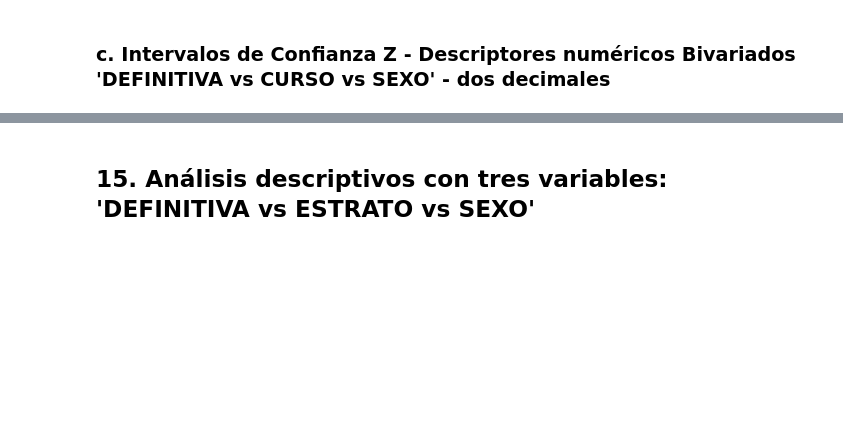
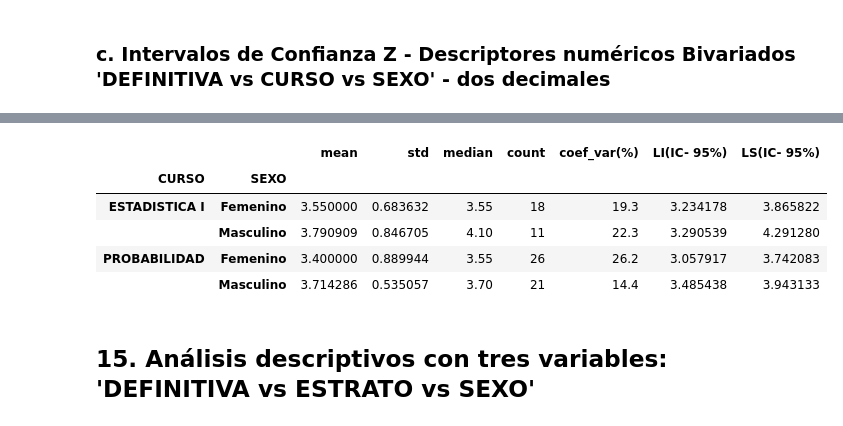
Before and after one commit to GledisUA/CLASE-3-DE-ESTAD-STICA, a Jupyter notebook: Semana2_Estadistica_Computarizada.ipynb, the cells around one changed output, grey strips where cells are left out. Cells and saved outputs as stored; diff of their text form; code cells hidden in the pictures; blank space fills up the shorter version.

```diff
--- a/Semana2_Estadistica_Computarizada.ipynb
+++ b/Semana2_Estadistica_Computarizada.ipynb
@@ -1135,0 +1133,6 @@ DEFINITIVA vs CURSO vs SEXO
+# %%
+### **c. Coeficiente de variación '**
+print('DEFINITIVA vs CURSO vs SEXO')
+df7=df2.groupby(['CURSO', 'SEXO'])['DEFINITIVA'].agg(['mean', 'std', 'median', 'count'])
+df7['coef_var(%)'] = round((df7['std'] / df7['mean']) * 100,1)
+df7
@@ -1138,10 +1149,8 @@ DEFINITIVA vs CURSO vs SEXO
 # %%
 ### **c. Intervalos de Confianza Z - Descriptores numéricos Bivariados 'DEFINITIVA vs CURSO vs SEXO' - dos decimales**
 
-df_datos6 = df_datos2.groupby(['CURSO', 'SEXO'])['DEFINITIVA'].agg(['mean', 'std', 'median', 'count'])
-df_datos6['coef_var(%)'] = round((df_datos6['std'] / df_datos6['mean']) * 100,1)
 # Calculate the IC for each group instead of the whole dataset
 # Round each element of the tuple individually
-df_datos6['IC(μ) - 95%'] = df_datos6.apply(lambda row: (round(row['mean'] - 1.96 * row['std'] / np.sqrt(row['count']),2), round(row['mean'] + 1.96 * row['std'] / np.sqrt(row['count']),2)), axis=1)
-df_datos6
+df7['IC(μ) - 95%'] = df7.apply(lambda row: (round(row['mean'] - 1.96 * row['std'] / np.sqrt(row['count']),2), round(row['mean'] + 1.96 * row['std'] / np.sqrt(row['count']),2)), axis=1)
+df7
 # %% [output]
@@ -1154,3 +1169,15 @@ df_datos6
+# %%
+# @title **Intervalo de confianza para la media**
+df7["LI(IC- 95%)"]=df7['mean']-1.96*df7['std']/np.sqrt(df7['count'])
+df7["LS(IC- 95%)"]=df7['mean']+1.96*df7['std']/np.sqrt(df7['count'])
+df7
+# %% [output]
+|  |  | mean | std | median | count | coef_var(%) | LI(IC- 95%) | LS(IC- 95%) |
+| CURSO | SEXO |  |  |  |  |  |  |  |
+| ESTADISTICA I | Femenino | 3.550000 | 0.683632 | 3.55 | 18 | 19.3 | 3.234178 | 3.865822 |
+|  | Masculino | 3.790909 | 0.846705 | 4.10 | 11 | 22.3 | 3.290539 | 4.291280 |
+| PROBABILIDAD | Femenino | 3.400000 | 0.889944 | 3.55 | 26 | 26.2 | 3.057917 | 3.742083 |
+|  | Masculino | 3.714286 | 0.535057 | 3.70 | 21 | 14.4 | 3.485438 | 3.943133 |
 # %% [markdown]
 ## **15. Análisis descriptivos con tres variables: 'DEFINITIVA vs ESTRATO vs SEXO'**
 # %% [markdown]
```
Also changed, not shown: parts of 46 cells of this notebook.
